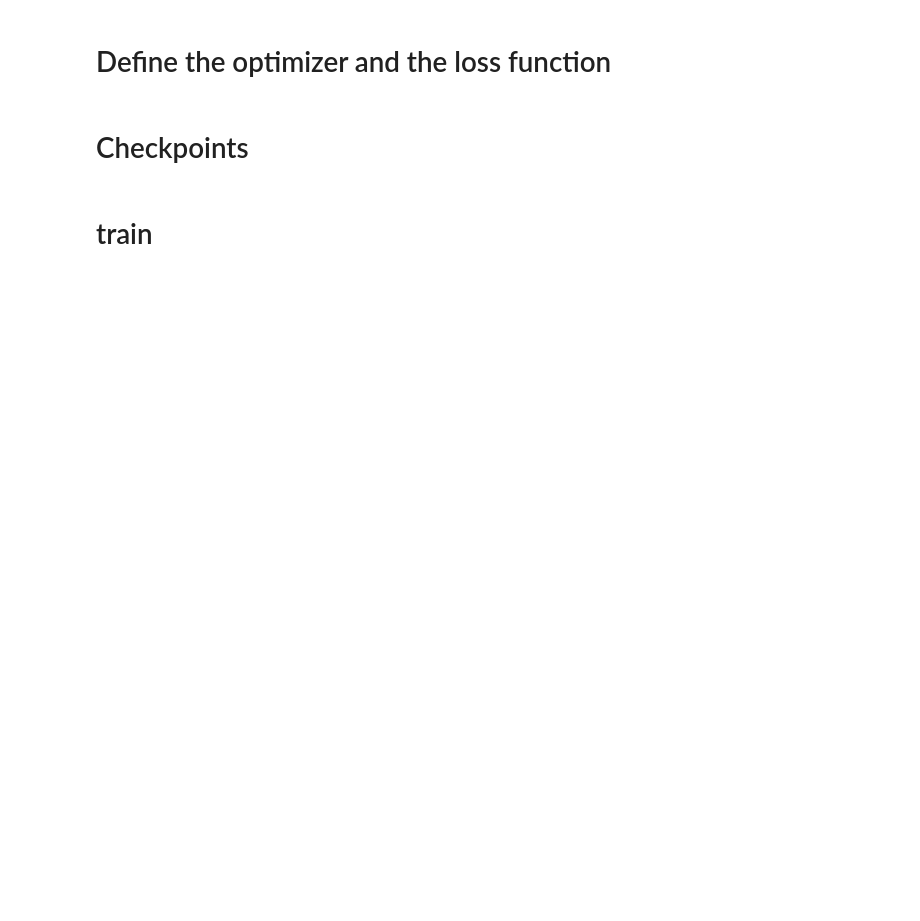
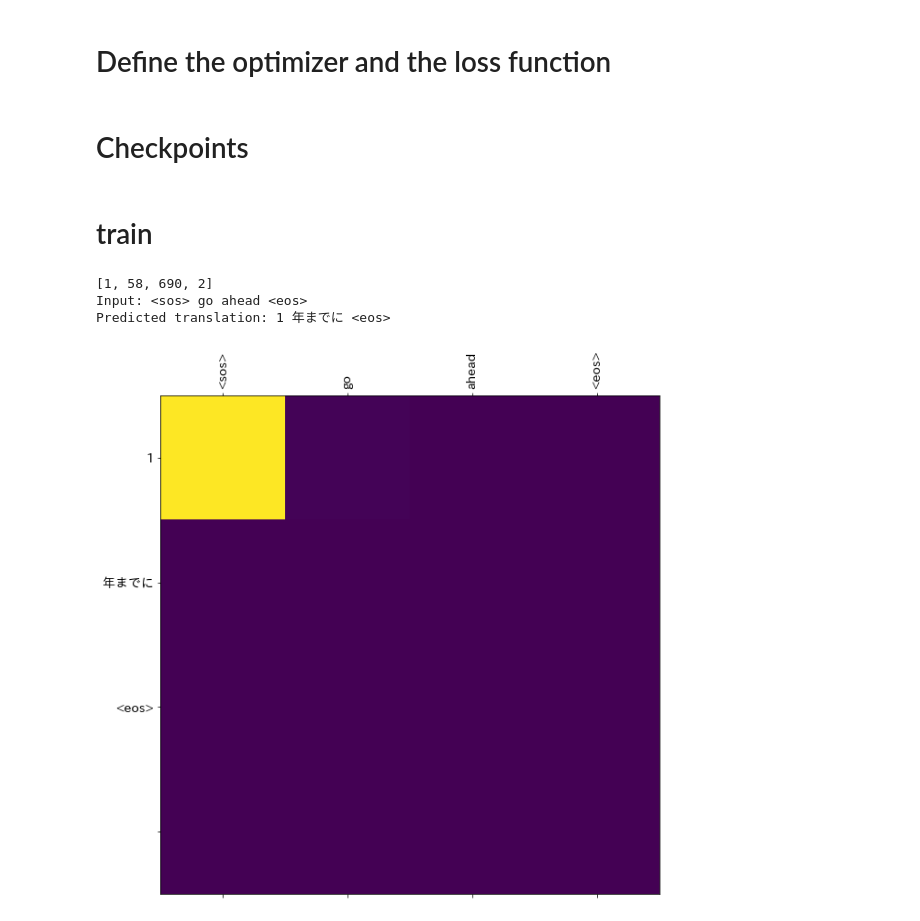
Before and after one commit to atsushii/Neural-Machine-Translation-Project, a Jupyter notebook: text_translation/text_translation.ipynb, the cells around one changed output. Drawn from its saved outputs; the diff is of its cells as text; code cells hidden in the pictures; blank space fills up the shorter version.

```diff
--- a/text_translation/text_translation.ipynb
+++ b/text_translation/text_translation.ipynb
@@ -363,7 +364,8 @@ Decoder output  shape:(batch_size, vocab size) (128, 15407)
 # %% [markdown]
 # Define the optimizer and the loss function
 # %%
-optimizer = tf.keras.optimizers.Adam()
+optimizer = tf.keras.optimizers.Adam(learning_rate=0.001,
+                                beta_1=0.9, beta_2=0.999, amsgrad=True)
 loss_object = tf.keras.losses.SparseCategoricalCrossentropy(
     from_logits=True, reduction='none')
 
@@ -373,7 +375,6 @@ def loss_function(real, pred):
 
     mask = tf.cast(mask, dtype=loss_.dtype)
     loss_ *= mask
-
     return tf.reduce_mean(loss_)
 # %% [markdown]
 # Checkpoints
@@ -394,13 +395,12 @@ def train_step(inp, target, enc_hidden):
         enc_output, enc_hidden = encoder(inp, enc_hidden)
 
         dec_hidden = enc_hidden
-        dec_input = tf.expand_dims([target_lang.word_index['<start>']] * BATCH_SIZE, 1)
+        dec_input = tf.expand_dims([target_lang.word_index['<sos>']] * BATCH_SIZE, 1)
 
         # teacher forcing - feeding the target as a next input
         for t in range(1, target.shape[1]):
             # passing enc_output to the decoder
             predictions, dec_hidden, _ = decoder(dec_input, dec_hidden, enc_output)
-
             loss += loss_function(target[:, t], predictions)
 
             # using teacher forcing
@@ -413,7 +413,7 @@ def train_step(inp, target, enc_hidden):
 
         return batch_loss
 # %%
-EPOCHS = 20
+EPOCHS = 5
 for epochs in range(EPOCHS):
     start = time.time()
 
@@ -424,36 +424,33 @@ for epochs in range(EPOCHS):
         batch_loss = train_step(inp, target, enc_hidden)
         total_loss += batch_loss
 
-#         if batch % 100 == 0:
-#             print("epoch {} batch {} loss  {: .4f}".format(epochs + 1,
-#                                                                                           batch,
-#                                                                                           batch_loss.numpy()))
+        # if batch % 100 == 0:
+        #     print("epoch {} batch {} loss  {: .4f}".format(epochs + 1, batch, batch_loss.numpy()))
 #         # save checkpoint every 2 epochs
 #         if (epochs + 1) % 2 == 0:
 #             checkpoint.save(file_prefix = checkpoint_prefix)
 
-        # print("epoch {} loss {: .4f}".format(epochs + 1,
-        #                                                              total_loss / steps_per_epoch))
+            # print("epoch {} loss {: .4f}".format(epochs + 1, total_loss / steps_per_epoch))
         # print("time taken for 1 epoch {} sec\n".format(time.time() - start))
 # %%
 def evaluate(sentence):
+
     attention_plot = np.zeros((max_length_target, max_length_input))
 
     sentence = preprocess_sentence(sentence)
-
     inputs = [input_lang.word_index[i] for i in sentence.split(' ')]
+    print(inputs)
     inputs = tf.keras.preprocessing.sequence.pad_sequences([inputs],
                                                            maxlen=max_length_input,
                                                            padding='post')
+
     inputs = tf.convert_to_tensor(inputs)
-
     result = ''
 
     hidden = [tf.zeros((1, units))]
     enc_out, enc_hidden = encoder(inputs, hidden)
-
     dec_hidden = enc_hidden
-    dec_input = tf.expand_dims([target_lang.word_index['<start>']], 0)
+    dec_input = tf.expand_dims([target_lang.word_index['<sos>']], 0)
 
     for t in range(max_length_target):
         predictions, dec_hidden, attention_weights = decoder(dec_input,
@@ -468,12 +465,11 @@ def evaluate(sentence):
 
         result += target_lang.index_word[predicted_id] + ' '
 
-        if target_lang.index_word[predicted_id] == '<end>':
+        if target_lang.index_word[predicted_id] == '<eos>':
             return result, sentence, attention_plot
 
         # the predicted ID is fed back into the model
         dec_input = tf.expand_dims([predicted_id], 0)
-
     return result, sentence, attention_plot
 # %%
 # function for plotting the attention weights
@@ -504,0 +499,7 @@ translate(u'what do you want?')
+# %%
+translate(u'go ahead')
+# %% [output]
+[1, 58, 690, 2]
+Input: <sos> go ahead <eos>
+Predicted translation: 1 年までに <eos>
+[figure, added]
```
Also changed, not shown: parts of 13 cells of this notebook.
